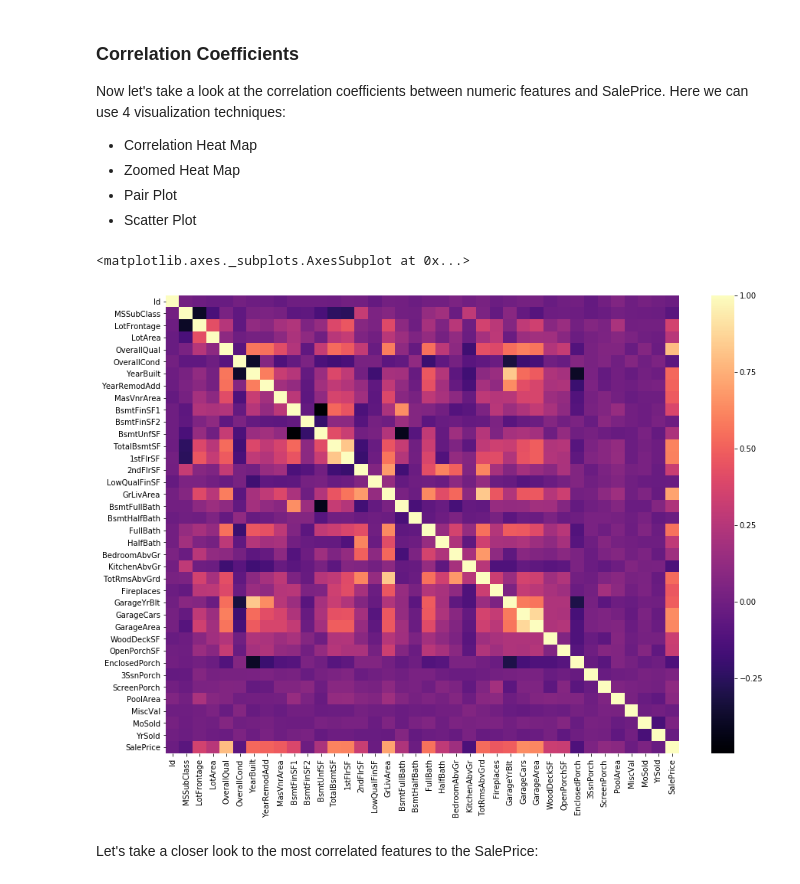
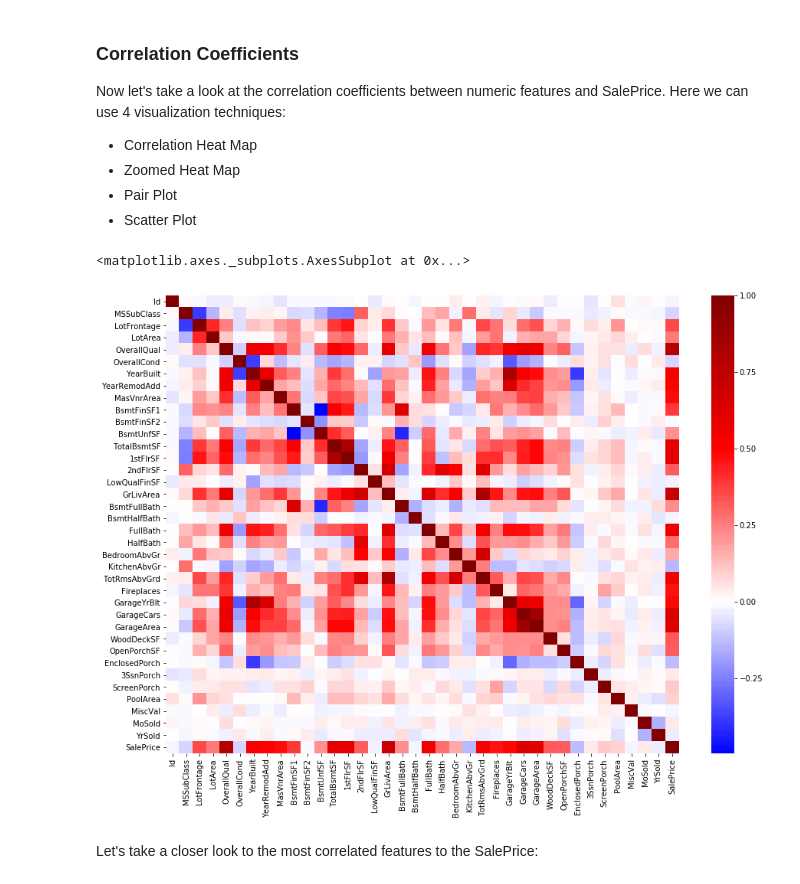
Before and after one commit to mahsa-teimourikia/KaggleHousePricePredictions, a Jupyter notebook: HousePricePredictions.ipynb, the cells around one changed output. Drawn from its saved outputs; the diff is of its cells as text; code cells hidden in the pictures.

```diff
--- a/HousePricePredictions.ipynb
+++ b/HousePricePredictions.ipynb
@@ -187,10 +187,10 @@ Now let's take a look at the correlation coefficients between numeric features a
 # %%
 fig, ax = plt.subplots()
 fig.set_size_inches(15,11)
-sns.heatmap(train.corr(), cmap="magma")
+sns.heatmap(train.corr(), cmap="seismic", center=0)
 # %% [output]
 <matplotlib.axes._subplots.AxesSubplot at 0x...>
-[figure, old version]
+[figure, new version]
 # %% [markdown]
 Let's take a closer look to the most correlated features to the SalePrice:
 # %%
```
Also changed, not shown: parts of 10 cells of this notebook, 3 other files.
